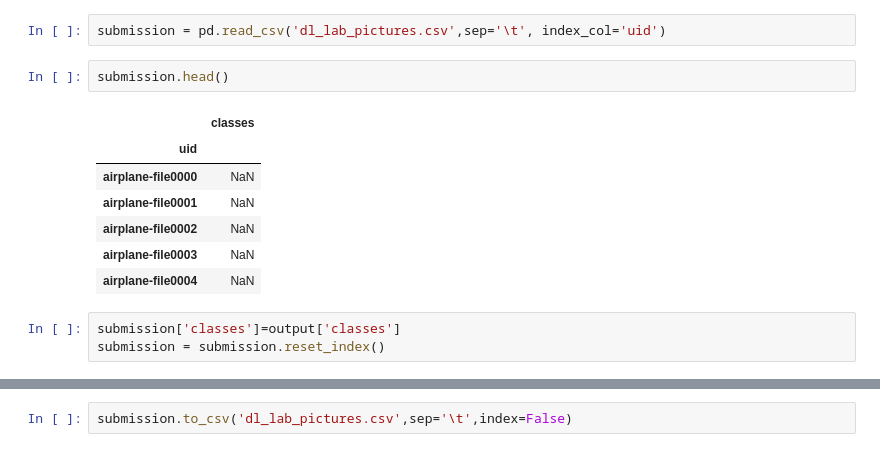
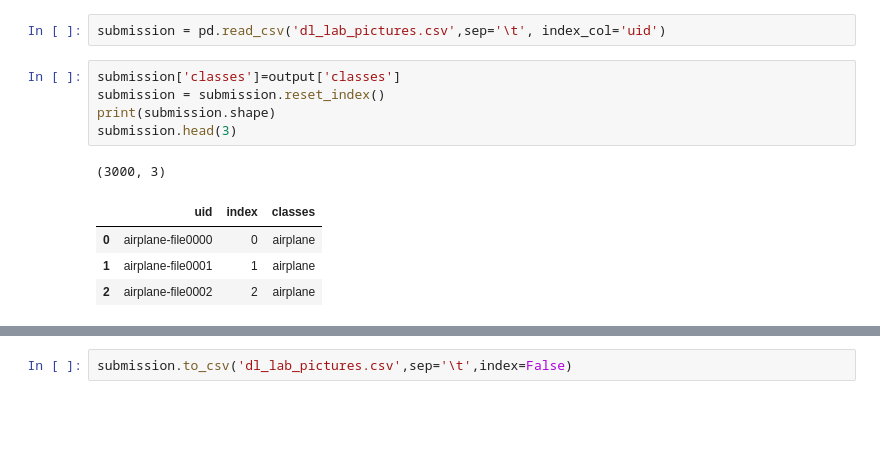
Before and after one commit to infocrat/npl_deeplearning_lab, a Jupyter notebook: labwork1.ipynb, the cells around one changed output, grey strips where cells are left out. Cells and saved outputs as stored; diff of their text form; blank space fills up the shorter version.

```diff
--- a/labwork1.ipynb
+++ b/labwork1.ipynb
@@ -253,15 +253,13 @@ output.head()
 # %%
 submission = pd.read_csv('dl_lab_pictures.csv',sep='\t', index_col='uid')
-# %%
-submission.head()
-# %% [output]
-|  | classes |
-| uid |  |
-| airplane-file0000 | NaN |
-| airplane-file0001 | NaN |
-| airplane-file0002 | NaN |
-| airplane-file0003 | NaN |
-| airplane-file0004 | NaN |
 # %%
 submission['classes']=output['classes']
 submission = submission.reset_index()
+print(submission.shape)
+submission.head(3)
+# %% [output]
+(3000, 3)
+|  | uid | index | classes |
+| 0 | airplane-file0000 | 0 | airplane |
+| 1 | airplane-file0001 | 1 | airplane |
+| 2 | airplane-file0002 | 2 | airplane |
```
Also changed, not shown: parts of 9 cells of this notebook, 1 other file.
